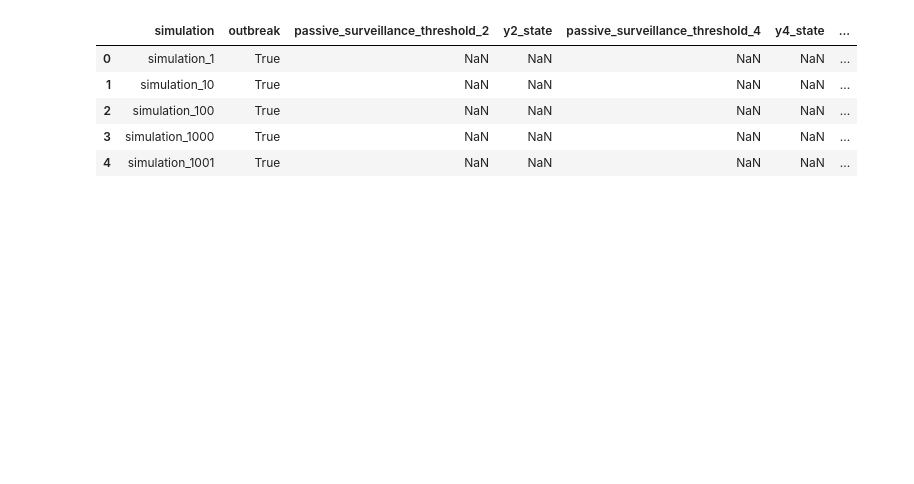
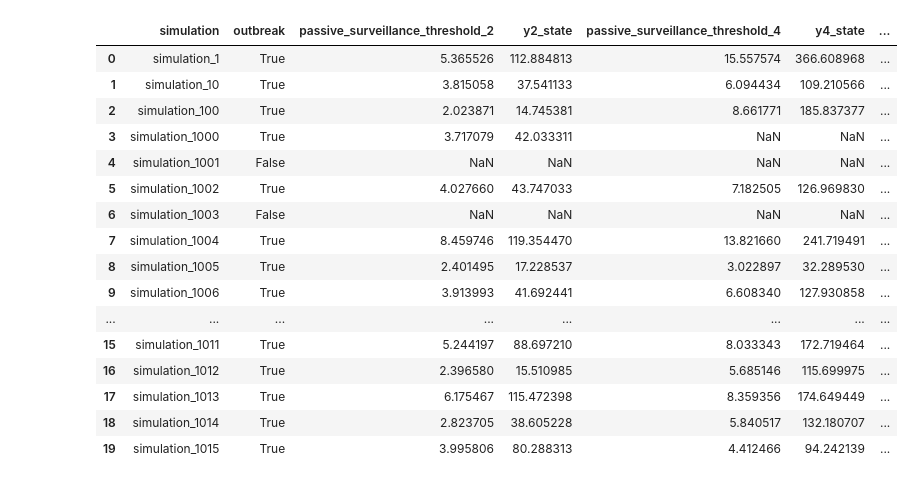
Before and after one commit to stevewu2001/Within-flock-simulation, a Jupyter notebook: detection_time_compare.ipynb, the cells around one changed output. Cells and saved outputs as stored; diff of their text form; code cells hidden in the pictures; blank space fills up the shorter version.

```diff
--- a/detection_time_compare.ipynb
+++ b/detection_time_compare.ipynb
@@ -70,13 +74,15 @@ def create_df(simulation_data):
 # %%
 # List of files corresponding to different chicken populations
 chicken_levels = [0, 10, 20, 30, 40]
-file_template = "Time_Series/chicken_{}_symprob_0.0_rescale_3.0.h5"
+symprob = 0.2
+rescale = 3.0
+file_template = "Time_Series/chicken_{}_symprob_{}_rescale_{}.h5"
 
 def process_files(chicken_levels):
     all_results = []
 
     for chicken in chicken_levels:
-        output_file = file_template.format(chicken)
+        output_file = file_template.format(chicken, symprob, rescale)
         simulation_data, attributes = read_h5_file(output_file)  # Read H5 file
 
         df = create_df(simulation_data)  # Create DataFrame
@@ -90,15 +96,27 @@ def process_files(chicken_levels):
 
 # Run the function
 df_all = process_files(chicken_levels)
-
-df_all.head()
-# %% [output]
-|  | simulation | outbreak | passive_surveillance_threshold_2 | y2_state | passive_surveillance_threshold_4 | y4_state | ... |
-| 0 | simulation_1 | True | NaN | NaN | NaN | NaN | ... |
-| 1 | simulation_10 | True | NaN | NaN | NaN | NaN | ... |
-| 2 | simulation_100 | True | NaN | NaN | NaN | NaN | ... |
-| 3 | simulation_1000 | True | NaN | NaN | NaN | NaN | ... |
-| 4 | simulation_1001 | True | NaN | NaN | NaN | NaN | ... |
+# %%
+
+df_all.head(20)
+# %% [output]
+|  | simulation | outbreak | passive_surveillance_threshold_2 | y2_state | passive_surveillance_threshold_4 | y4_state | ... |
+| 0 | simulation_1 | True | 5.365526 | 112.884813 | 15.557574 | 366.608968 | ... |
+| 1 | simulation_10 | True | 3.815058 | 37.541133 | 6.094434 | 109.210566 | ... |
+| 2 | simulation_100 | True | 2.023871 | 14.745381 | 8.661771 | 185.837377 | ... |
+| 3 | simulation_1000 | True | 3.717079 | 42.033311 | NaN | NaN | ... |
+| 4 | simulation_1001 | False | NaN | NaN | NaN | NaN | ... |
+| 5 | simulation_1002 | True | 4.027660 | 43.747033 | 7.182505 | 126.969830 | ... |
+| 6 | simulation_1003 | False | NaN | NaN | NaN | NaN | ... |
+| 7 | simulation_1004 | True | 8.459746 | 119.354470 | 13.821660 | 241.719491 | ... |
+| 8 | simulation_1005 | True | 2.401495 | 17.228537 | 3.022897 | 32.289530 | ... |
+| 9 | simulation_1006 | True | 3.913993 | 41.692441 | 6.608340 | 127.930858 | ... |
+| ... | ... | ... | ... | ... | ... | ... | ... |
+| 15 | simulation_1011 | True | 5.244197 | 88.697210 | 8.033343 | 172.719464 | ... |
+| 16 | simulation_1012 | True | 2.396580 | 15.510985 | 5.685146 | 115.699975 | ... |
+| 17 | simulation_1013 | True | 6.175467 | 115.472398 | 8.359356 | 174.649449 | ... |
+| 18 | simulation_1014 | True | 2.823705 | 38.605228 | 5.840517 | 132.180707 | ... |
+| 19 | simulation_1015 | True | 3.995806 | 80.288313 | 4.412466 | 94.242139 | ... |
 # %%
 # Reshape the dataframe to long format for multiple thresholds
 df_melted = df_all.melt(
```
Also changed, not shown: parts of 6 cells of this notebook, 3 other files.
